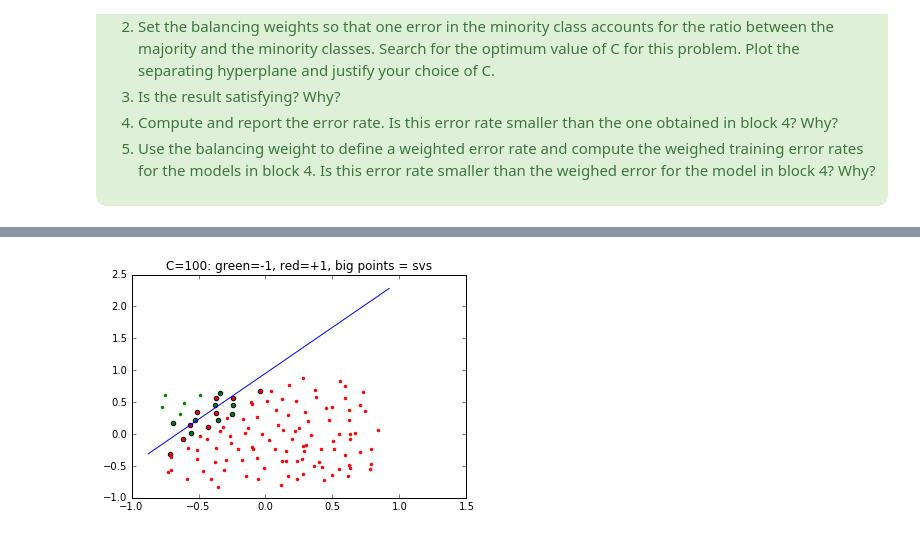
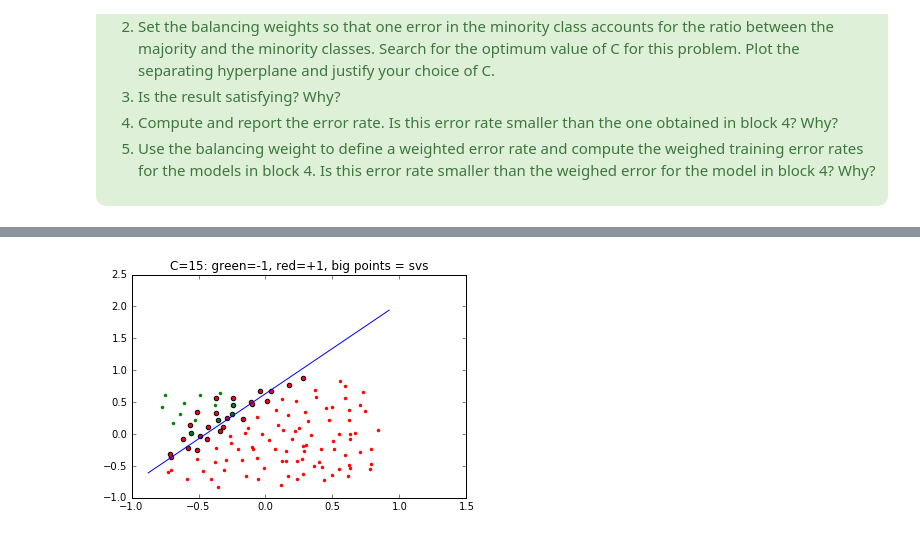
Before and after one commit to emasa/IML, a Jupyter notebook: supervised_exercise_3_student.ipynb, the cells around one changed output, grey strips where cells are left out. Cells and saved outputs as stored; diff of their text form; code cells hidden in the pictures.

```diff
--- a/supervised_exercise_3_student.ipynb
+++ b/supervised_exercise_3_student.ipynb
@@ -430,32 +441,7 @@ def SVM(filename, c, alp, figNum):
     bv = b.value
     #print av, bv, prob.status
 
-    #plot solution
-    plt.figure(figNum)
-    plt.title('C='+str(c)+': green=-1, red=+1, big points = svs')
-    #split X into two sets depending on their class
-    l,s = len(y),sum(y)[0]
-    #the array lengths are calculated by solving (a+b=l, a-b=s) with a=#pos, b=#neg
-    X_pos, X_neg = [0]*int(0.5*(l+s)),[0]*int(0.5*(l-s))
-    pos_count, neg_count = 0,0
-    for i in range(n):
-        if y[i] == 1:
-            X_pos[pos_count]=X[i]
-            pos_count += 1
-        elif y[i] == -1:
-            X_neg[neg_count]=X[i]
-            neg_count += 1
-    X_pos, X_neg = np.array(X_pos), np.array(X_neg)
-    #plot both classes in different colors together with the hyperplane
-    plt.plot(X_pos.T[0],X_pos.T[1], '.r')
-    plt.plot(X_neg.T[0],X_neg.T[1], '.g')
-    x_plot = np.arange(np.min(X.T[0])-0.1,np.max(X.T[0])+0.1,0.02)
-    def f(x):
-        return -((bv+av[0]*x)/av[1])
-    plt.plot(x_plot, f(x_plot))
-
-
-    #calculate and plot support vectors
+    #calculate support vectors
     def calc_d(x,y):
         return round(y*(np.dot(av,x)+bv),5)
     #svs = np.array(filter(lambda x: calc_d(x,-1)<1, X))
@@ -470,7 +456,33 @@ def SVM(filename, c, alp, figNum):
             svs[count]=X[i]
             count += 1
     svs = np.array(svs).T
-    plt.scatter(svs[0], svs[1])
+
+    #plot solution
+    if figNum >= 0:
+        plt.figure(figNum)
+        plt.title('C='+str(c)+': green=-1, red=+1, big points = svs')
+        #split X into two sets depending on their class
+        l,s = len(y),sum(y)[0]
+        #the array lengths are calculated by solving (a+b=l, a-b=s) with a=#pos, b=#neg
+        X_pos, X_neg = [0]*int(0.5*(l+s)),[0]*int(0.5*(l-s))
+        pos_count, neg_count = 0,0
+        for i in range(n):
+            if y[i] == 1:
+                X_pos[pos_count]=X[i]
+                pos_count += 1
+            elif y[i] == -1:
+                X_neg[neg_count]=X[i]
+                neg_count += 1
+        X_pos, X_neg = np.array(X_pos), np.array(X_neg)
+        #plot both classes in different colors together with the hyperplane
+        plt.plot(X_pos.T[0],X_pos.T[1], '.r')
+        plt.plot(X_neg.T[0],X_neg.T[1], '.g')
+        x_plot = np.arange(np.min(X.T[0])-0.1,np.max(X.T[0])+0.1,0.02)
+        def f(x):
+            return -((bv+av[0]*x)/av[1])
+        plt.plot(x_plot, f(x_plot))
+        plt.scatter(svs[0], svs[1])
+
     return [round(uv,5) for uv in u.value],[round(vv,5) for vv in v.value]
 
 #4.
@@ -489,10 +501,28 @@ X = data['data'].T
 y = data['labels'].astype(float)
 n = X.shape[0]
 nn = n-int(0.5*reduce((lambda x, y: x+y+1),np.append([[0]],y)))
-u_old, v_old = SVM('example_dataset_3.mat',100,0.5,0)
-u,v=SVM('example_dataset_3.mat',100,nn*1.0/n,1)
+w = nn*1.0/n
+
+err_min = 1;
+c_best = 0;
+#for i in range(5):
+#    c = 10**i
+#    u,v = SVM('example_dataset_3.mat',c,w,-1)
+#    err = error_weighted(u,v)
+#    if err < err_min:
+#        err_min, c_best = err, c
+for i in range(200):
+    u,v = SVM('example_dataset_3.mat',i+1,w,-1)
+    err = error(u,v)
+    if err < err_min:
+        err_min, c_best = err, i+1
+print c_best
+
+
+u_old, v_old = SVM('example_dataset_3.mat',c_best,0.5,-1)
+u,v=SVM('example_dataset_3.mat',c_best,w,0)
 
 #4.,5.
-print error(u_old,v_old), error_weighted(u_old,v_old)
-print error(u,v), error_weighted(u,v)
+#print error(u_old,v_old), error_weighted(u_old,v_old)
+#print error(u,v), error_weighted(u,v)
 # %% [output]
@@ -501 +530 @@ print error(u,v), error_weighted(u,v)
-[figure, old version]
+[figure, new version]
```
Also changed, not shown: parts of 8 cells of this notebook.
